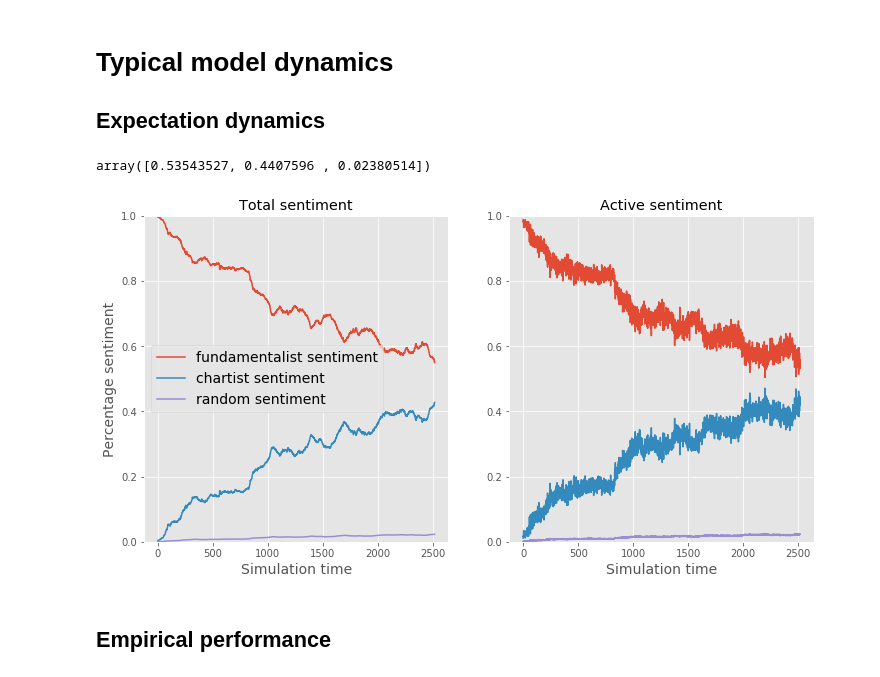
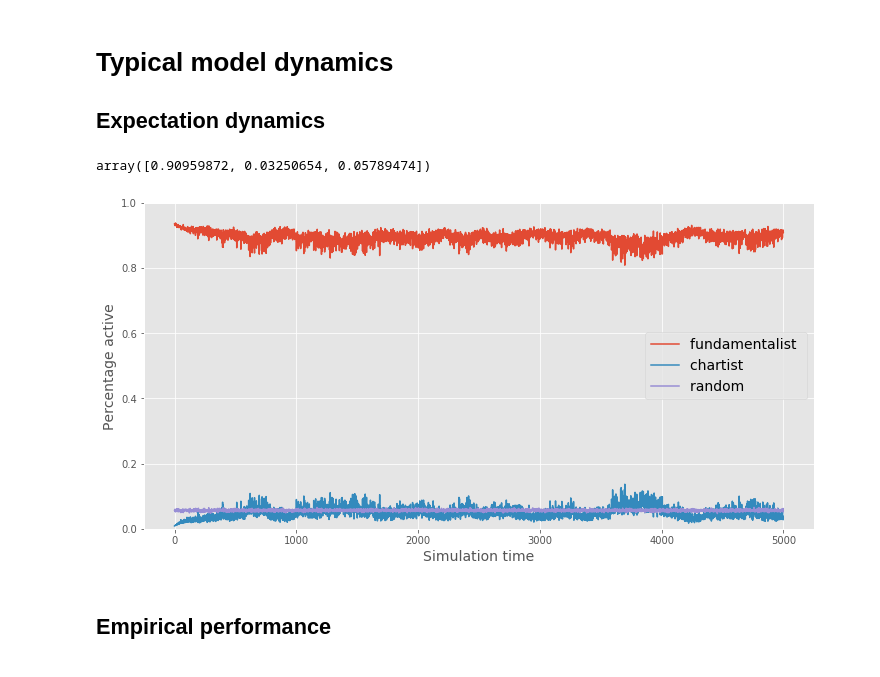
Before and after one commit to joerischasfoort/bubble-inequality, a Jupyter notebook: distribution_model_dynamics.ipynb, the cells around one changed output. Drawn from its saved outputs; the diff is of its cells as text; code cells hidden in the pictures.

```diff
--- a/distribution_model_dynamics.ipynb
+++ b/distribution_model_dynamics.ipynb
@@ -36,3 +33,5 @@ input_parameters = [0.12561014,  0.04186729,  0.8298092 , 10.75904419,  1.804020
+# %%
+input_parameters = [0.15863974, 0.056454  , 0.20454462, 6.05054016, 2.22042767, 0.47684635, 0.9962696]
 # %%
 burn_in_period = 250
 # %%
@@ -42,7 +41,7 @@ labels = ['std_noise', 'w_random', 'strat_share_chartists', 'base_risk_aversion'
 uncertain_parameters = dict(zip(labels, input_parameters))
 params = {"ticks": 800 + burn_in_period, "fundamental_value": 166, 'n_traders': 500, 'std_fundamental': 0.0530163128919286,
           'spread_max': 0.004087, "init_stocks": 50, 'trader_sample_size': 19,
-          'horizon': 100, "trades_per_tick": 3}
+          'horizon': 200, "trades_per_tick": 4}
 params.update(uncertain_parameters)
 params
 # %% [output]
@@ -73,7 +72,8 @@ params
 #               "fundamentalist_horizon_multiplier": 0.2,
 #               "trades_per_tick": 4, "mutation_intensity": 0.05,
 #               "average_learning_ability": 0.8}
-#params['fundamentalist_horizon_multiplier'] = 0.6
+params['strat_share_chartists'] = 0.0
+params['average_learning_ability'] = 0.0
 # %%
 with open('parameters.json', 'w') as fp:
     json.dump(params, fp)
@@ -84,3 +82,5 @@ with open('parameters.json', 'w') as fp:
+# %%
+params['ticks'] = 5000
 # %%
 trdrs = []
 orbs = []
@@ -414,7 +451,7 @@ def market_sentiment_in_round(order_book, t):
 # %%
 market_sentiment_in_round(orbs[0], -1)
 # %% [output]
-array([0.53543527, 0.4407596 , 0.02380514])
+array([0.90959872, 0.03250654, 0.05789474])
 # %%
 f_sent_in_round = []
 c_sent_in_round = []
@@ -424,30 +461,30 @@ for t in range(params['ticks']):
     c_sent_in_round.append(market_sentiment_in_round(orbs[0], t)[1])
     r_sent_in_round.append(market_sentiment_in_round(orbs[0], t)[2])
 # %%
-fig, (ax1, ax2) = plt.subplots(1, 2, figsize=(12,6))
+fig, ax1 = plt.subplots(1, 1, figsize=(12,6))
 
-ax1.plot(range(len(fundamentalist_sentiment)), fundamentalist_sentiment / total_sentiment, label='fundamentalist sentiment')
-ax1.plot(range(len(chartist_sentiment)), chartist_sentiment / total_sentiment, label='chartist sentiment')
-ax1.plot(range(len(random_sentiment)), random_sentiment / total_sentiment, label='random sentiment')
+# ax1.plot(range(len(fundamentalist_sentiment)), fundamentalist_sentiment / total_sentiment, label='fundamentalist sentiment')
+# ax1.plot(range(len(chartist_sentiment)), chartist_sentiment / total_sentiment, label='chartist sentiment')
+# ax1.plot(range(len(random_sentiment)), random_sentiment / total_sentiment, label='random sentiment')
+# ax1.set_ylim(0, 1)
+
+
+
+ax1.plot(range(len(f_sent_in_round)), f_sent_in_round, label='fundamentalist ')
+ax1.plot(range(len(c_sent_in_round)), c_sent_in_round, label='chartist ')
+ax1.plot(range(len(r_sent_in_round)), r_sent_in_round, label='random ')
 ax1.set_ylim(0, 1)
+ax1.set_xlabel('Simulation time', fontsize='14')
 
+#ax1.set_title('Active sentiment')
+#ax2.set_title('Active sentiment')
 ax1.set_xlabel('Simulation time', fontsize='14')
-ax1.set_ylabel('Percentage sentiment', fontsize='14')
+ax1.set_ylabel('Percentage active', fontsize='14')
 ax1.legend(loc='best', fontsize='14')
 
-ax2.plot(range(len(f_sent_in_round)), f_sent_in_round, label='fundamentalist sentiment')
-ax2.plot(range(len(c_sent_in_round)), c_sent_in_round, label='chartist sentiment')
-ax2.plot(range(len(r_sent_in_round)), r_sent_in_round, label='random sentiment')
-ax2.set_ylim(0, 1)
-ax2.set_xlabel('Simulation time', fontsize='14')
-
-ax1.set_title('Total sentiment')
-ax2.set_title('Active sentiment')
-
-
 fig.savefig('market_sentiment.png')
 # %% [output]
-[figure, old version]
+[figure, new version]
 # %% [markdown]
 ## Empirical performance
 # %%
```
Also changed, not shown: parts of 24 cells of this notebook, 6 other files.
